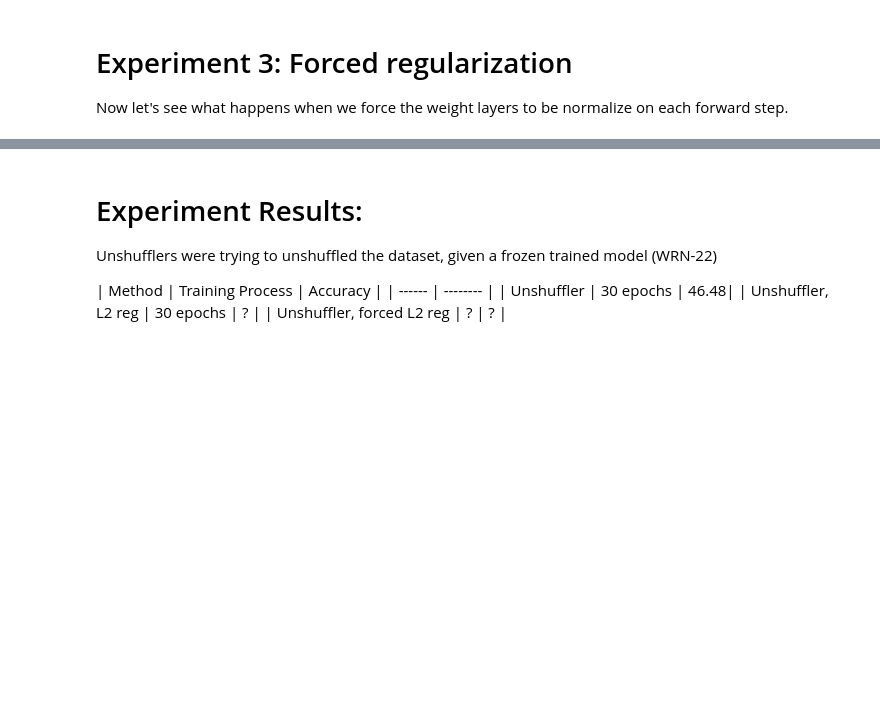
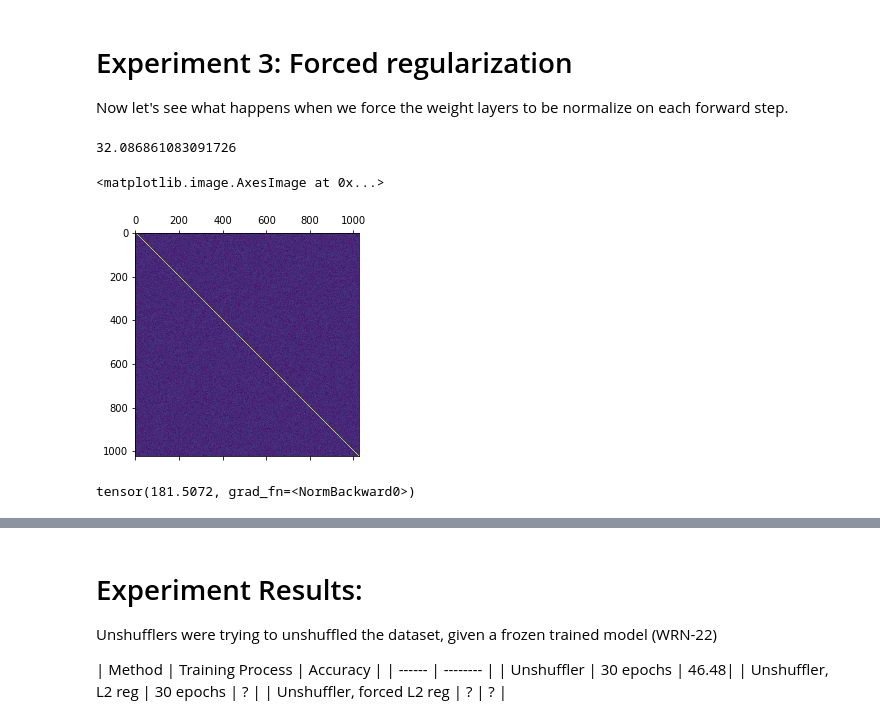
Before and after one commit to ngundotra/topology-research, a Jupyter notebook: UnshufflingCIFAR10.ipynb, the cells around one changed output, grey strips where cells are left out. Saved outputs shown, nothing was run; the diff lists cells and outputs as text; code cells hidden in the pictures; blank space fills up the shorter version.

```diff
--- a/UnshufflingCIFAR10.ipynb
+++ b/UnshufflingCIFAR10.ipynb
@@ -300,0 +298,9 @@ def makeUnshufflerForcedStack(...):
+# %%
+np.sqrt(np.sum((matrix - np.eye(1024))**2))
+# %% [output]
+32.086861083091726
+# %%
+plt.matshow(random_weight_init.numpy().T @ random_weight_init.numpy())
+# %% [output]
+<matplotlib.image.AxesImage at 0x...>
+[figure, added]
@@ -300,0 +335,4 @@ def makeUnshufflerForcedStack(...):
+# %%
+orthogonality(experiment_learner.model.permutation.permMatrix.weight)
+# %% [output]
+tensor(181.5072, grad_fn=<NormBackward0>)
```
Also changed, not shown: parts of 15 cells of this notebook, 1 other file.
